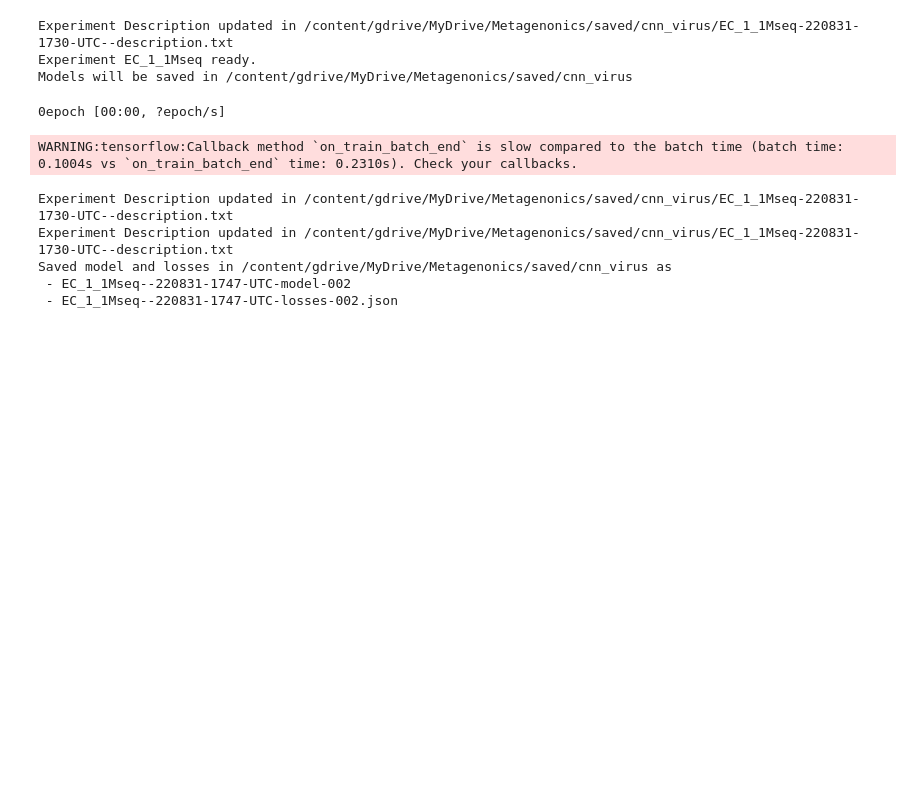
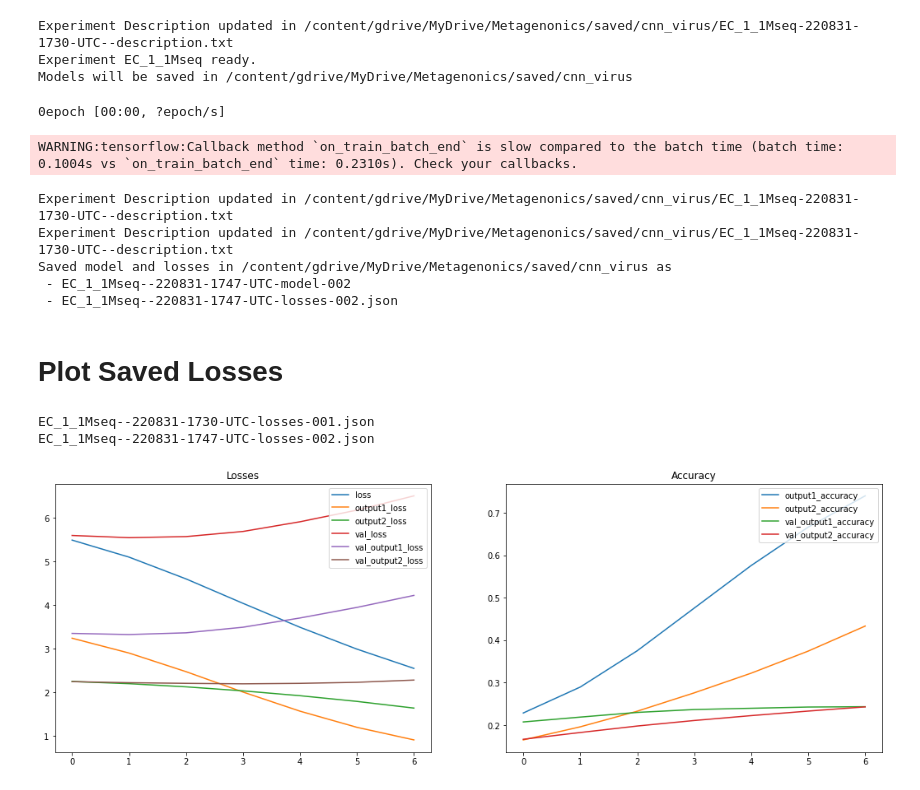
Before and after one commit to vtecftwy/metagenomics, a Jupyter notebook: nbs/2_02_EC_train_cnn_virus_colab.ipynb, the cells around one changed output. Saved outputs shown, nothing was run; the diff lists cells and outputs as text; code cells hidden in the pictures; blank space fills up the shorter version.

```diff
--- a/nbs/2_02_EC_train_cnn_virus_colab.ipynb
+++ b/nbs/2_02_EC_train_cnn_virus_colab.ipynb
@@ -17,24 +35,16 @@ try:
     from google.colab import drive
     ON_COLAB = True
     print('Running on colab')
-    p2repo = Path('repo')
-    if not p2repo.is_dir():
-        !git clone -b refactor_cnn_virus https://github.com/vtecftwy/metagenomics.git repo
-
+    print('Installing custom project code')
+    !pip install -U git+https://github.com/vtecftwy/metagenomics.git@refactor_cnn_virus
     drive.mount('/content/gdrive')
     p2drive = Path('/content/gdrive/MyDrive/Metagenonics/')
     p2data =  p2drive / 'CNN_Virus_data'
-    p2src = p2repo / 'src'
+
 except:
     ON_COLAB = False
-    print('Runnng locally')
+    print('Running locally')
+    print('Make sure you have installed the custom project code in your environment')
     pdata = Path('data/cnn_virus')
-    p2src = Path('src')
-
-if p2src.is_dir():
-    sys.path.insert(1, str(p2src))
-    print(f"Added following path to system: {p2src}")
-else:
-    print(f"There is no directory {p2src}")
 # %% [output]
 Running on colab
@@ -122,3 +140,28 @@ Experiment Description updated in /content/gdrive/MyDrive/Metagenonics/saved/cnn
 Saved model and losses in /content/gdrive/MyDrive/Metagenonics/saved/cnn_virus as
  - EC_1_1Mseq--220831-1747-UTC-model-002
  - EC_1_1Mseq--220831-1747-UTC-losses-002.json
+# %% [markdown]
+# Plot Saved Losses
+# %%
+p2saved = p2drive / 'saved/cnn_virus'
+assert p2saved.is_dir()
+
+loss_files = [f for f in p2saved.glob('*-losses-*.json')]
+print('\n'.join([f.name for f in loss_files]))
+# %% [output]
+EC_1_1Mseq--220831-1730-UTC-losses-001.json
+EC_1_1Mseq--220831-1747-UTC-losses-002.json
+# %%
+with open(loss_files[1], 'r') as fp:
+    losses = pd.DataFrame(json.load(fp))
+
+_, (ax1, ax2) = plt.subplots(nrows=1, ncols=2, figsize=(18, 6))
+losses[[c for c in losses.columns if 'loss' in c]].plot(ax=ax1)
+ax1.legend(loc='upper right')
+ax1.set_title('Losses')
+losses[[c for c in losses.columns if 'loss' not in c]].plot(ax=ax2)
+ax2.legend(loc='upper right')
+ax2.set_title('Accuracy')
+plt.show()
+# %% [output]
+[figure, added]
```
Also changed, not shown: parts of 9 cells of this notebook.
